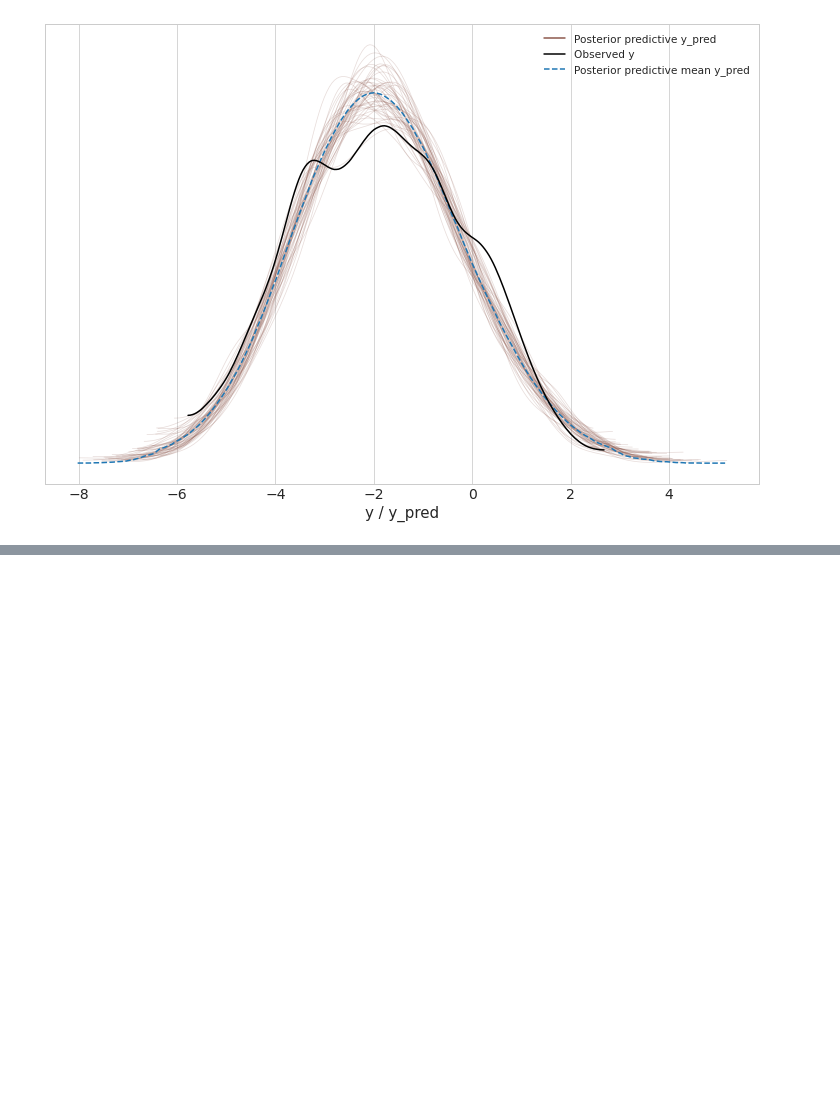
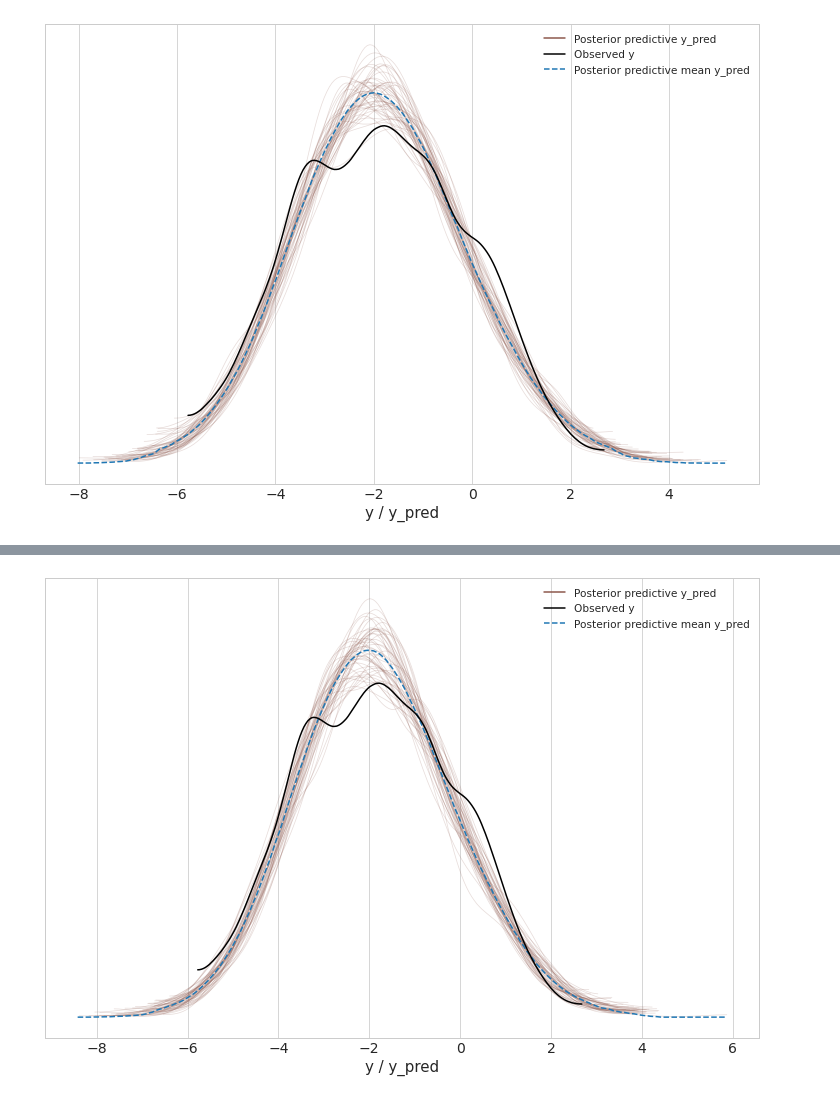
Before and after one commit to jhrcook/demeter2-stan, a Jupyter notebook: notebooks/005_demeter2-in-stan.ipynb, the cells around one changed output, grey strips where cells are left out. Saved outputs shown, nothing was run; the diff lists cells and outputs as text; code cells hidden in the pictures; blank space fills up the shorter version.

```diff
--- a/notebooks/005_demeter2-in-stan.ipynb
+++ b/notebooks/005_demeter2-in-stan.ipynb
@@ -422,0 +484,5 @@ convergence, Rhat=1).
+# %%
+az.plot_ppc(az_d2_m3, data_pairs={'y':'y_pred'}, num_pp_samples=50)
+plt.show()
+# %% [output]
+[figure, added]
```
Also changed, not shown: parts of 16 cells of this notebook, 6 other files.
